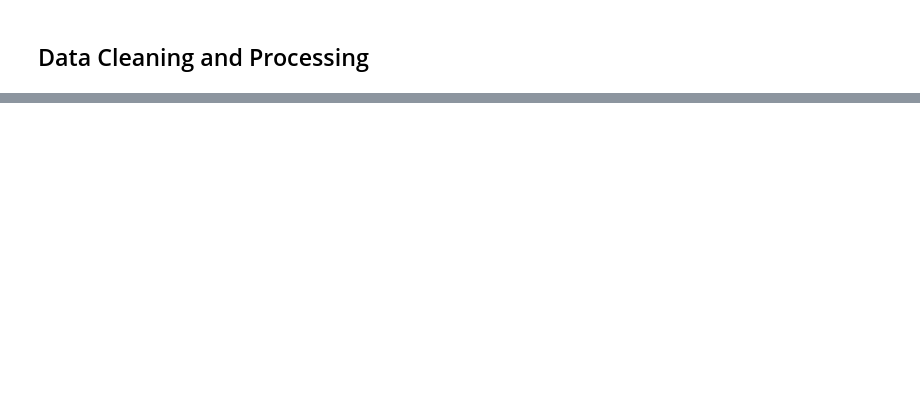
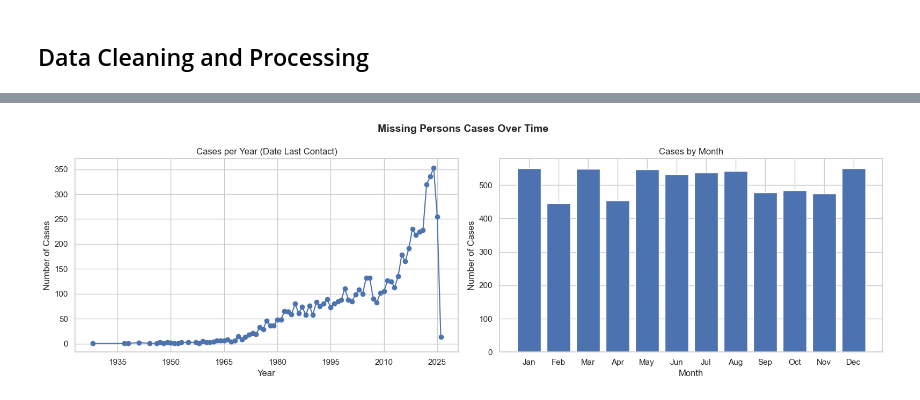
Before and after one commit to jonmoses/Lost-In-The-Mountains, a Jupyter notebook: Project-Proposal.ipynb, the cells around one changed output, grey strips where cells are left out. Cells and saved outputs as stored; diff of their text form; code cells hidden in the pictures; blank space fills up the shorter version.

```diff
--- a/Project-Proposal.ipynb
+++ b/Project-Proposal.ipynb
@@ -151,0 +129,29 @@ As a supplementary analysis, we will produce a heat map that shows the correlati
+# %%
+# Plotting cases over time
+
+fig, axes = plt.subplots(1, 2, figsize=(16, 5))
+fig.suptitle("Missing Persons Cases Over Time", fontsize=14, fontweight="bold")
+
+year_counts = df.groupby("Year").size()
+
+axes[0].plot(year_counts.index, year_counts.values, marker="o")
+axes[0].set_title("Cases per Year (Date Last Contact)")
+axes[0].set_xlabel("Year")
+axes[0].set_ylabel("Number of Cases")
+axes[0].xaxis.set_major_locator(ticker.MaxNLocator(integer=True))
+
+#
+month_counts = df.groupby("Month").size()
+month_labels = ["Jan", "Feb", "Mar", "Apr", "May", "Jun",
+                "Jul", "Aug", "Sep", "Oct", "Nov", "Dec"]
+axes[1].bar(month_counts.index, month_counts.values)
+axes[1].set_title("Cases by Month")
+axes[1].set_xlabel("Month")
+axes[1].set_ylabel("Number of Cases")
+axes[1].set_xticks(range(1, 13))
+axes[1].set_xticklabels(month_labels)
+
+plt.tight_layout()
+plt.show()
+# %% [output]
+[figure, added]
```
Also changed, not shown: parts of 12 cells of this notebook, 6 other files.
